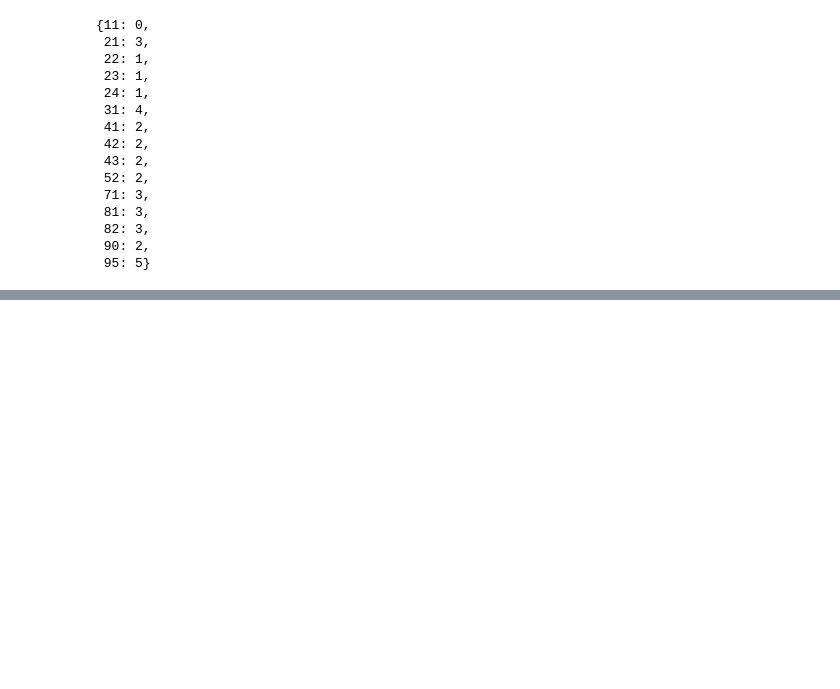
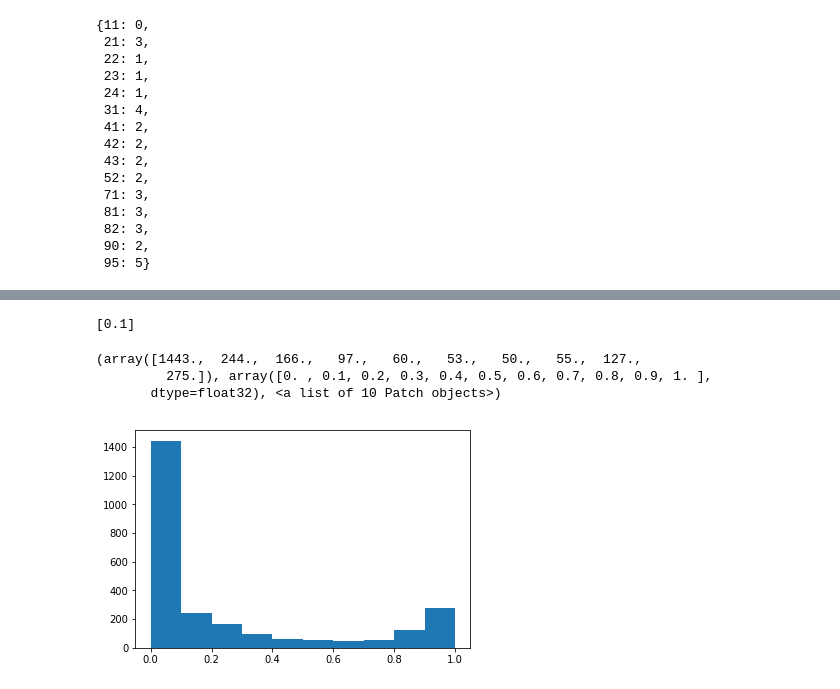
Before and after one commit to patrickcgray/landcover_rcnn, a Jupyter notebook: rcnn/strange network.ipynb, the cells around one changed output, grey strips where cells are left out. Cells and saved outputs as stored; diff of their text form; code cells hidden in the pictures; blank space fills up the shorter version.

```diff
--- a/rcnn/strange network.ipynb
+++ b/rcnn/strange network.ipynb
@@ -191,7 +291,7 @@ model.compile(optimizer=Adam(), loss={'landcover':jaccard_distance, 'canopy':'ms
 # %%
-model.fit_generator(generator=tile_gen.tile_generator(train_px, batch_size),
+model.fit_generator(generator=tile_gen.tile_generator(train_px, batch_size, flatten=True, canopy=True),
                     steps_per_epoch=len(train_px) // batch_size, epochs=epochs, verbose=1,
-                    validation_data=tile_gen.tile_generator(val_px, batch_size),
-                    validation_steps=len(val_px) // batch_size)# callbacks=callbacks_list) #class_weight=weights, callbacks=callbacks_list)
+                    validation_data=tile_gen.tile_generator(val_px, batch_size, flatten=True, canopy=True),
+                    validation_steps=len(val_px) // batch_size, callbacks=callbacks_list)# class_weight=weights_list)# callbacks=callbacks_list) #class_weight=weights, callbacks=callbacks_list)
 # %% [output]
 Epoch 1/200
@@ -237,4 +314,6 @@ ________________________________________________________________________________
+# %%
+model.load_weights('mlt_dense_merged.hdf5')
+#model.save('mlt_model.h5')
 # %%
-predictions = model.predict_generator(generator = tile_gen.tile_generator(test_px, batch_size=1), steps=len(test_px) // 1, verbose=1)
-eval_generator = tile_gen.tile_generator(test_px, batch_size=1)
+predictions = model.predict_generator(generator = tile_gen.tile_generator(test_px, batch_size=1, flatten=True, canopy=True), steps=len(test_px) // 1, verbose=1)
 # %% [output]
@@ -242,3 +323,3 @@ eval_generator = tile_gen.tile_generator(test_px, batch_size=1)
 # %%
-lc = np.asarray(predictions[0])
-canopy = np.asarray(predictions[1])
+lc_predictions = np.asarray(predictions[0])
+canopy_pred = np.asarray(predictions[1])
@@ -287,0 +344,18 @@ pred_index = pred.reshape(len(test_px)*4096)
+# %%
+total = 0
+tot = 0
+
+for count in range(len(canopy_pred)):
+    if canopy_true[count] != 0:
+        total+= np.absolute(canopy_pred[count] - canopy_true[count])
+        tot+=1
+print(total/tot)
+# %% [output]
+[0.1]
+# %%
+plt.pyplot.hist(canopy_pred)
+# %% [output]
+(array([1443.,  244.,  166.,   97.,   60.,   53.,   50.,   55.,  127.,
+         275.]), array([0. , 0.1, 0.2, 0.3, 0.4, 0.5, 0.6, 0.7, 0.8, 0.9, 1. ],
+       dtype=float32), <a list of 10 Patch objects>)
+[figure, added]
```
Also changed, not shown: parts of 50 cells of this notebook, 12 other files.
